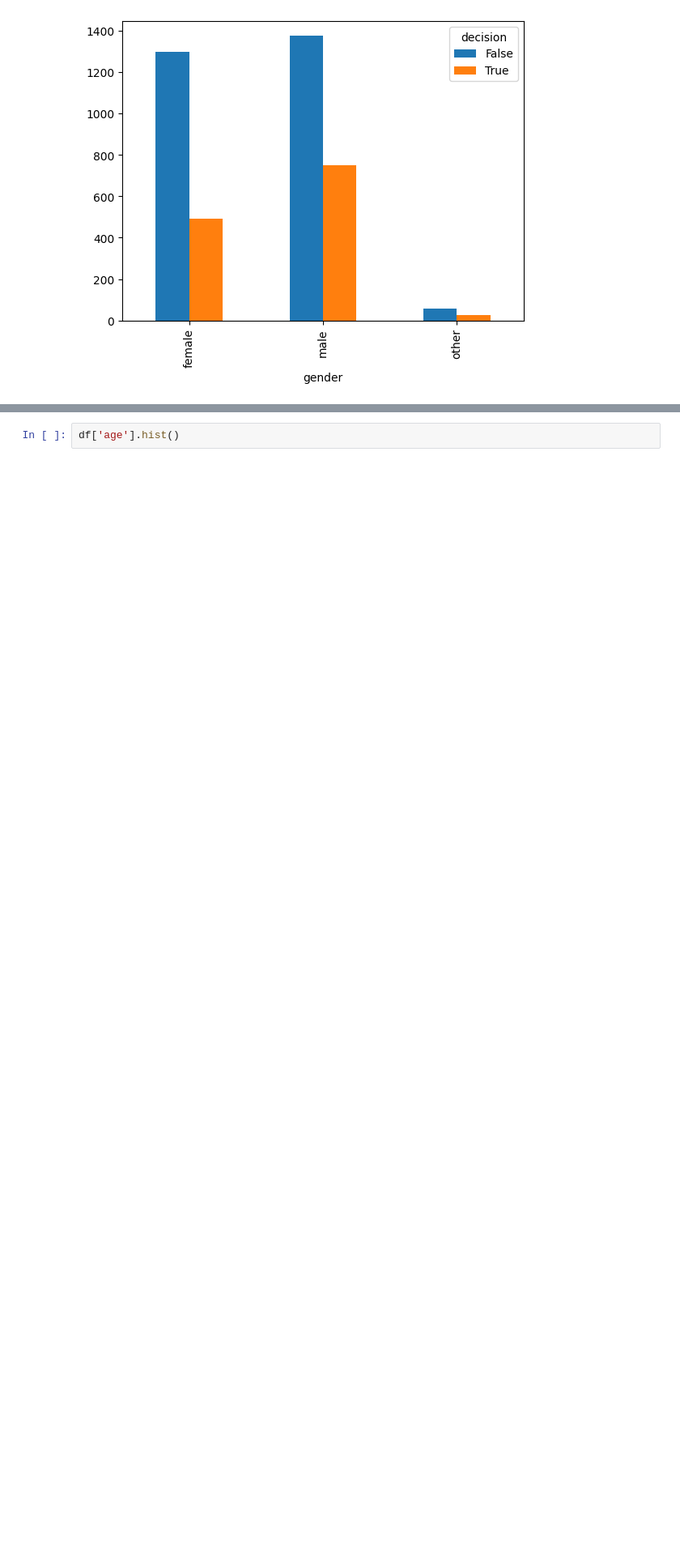
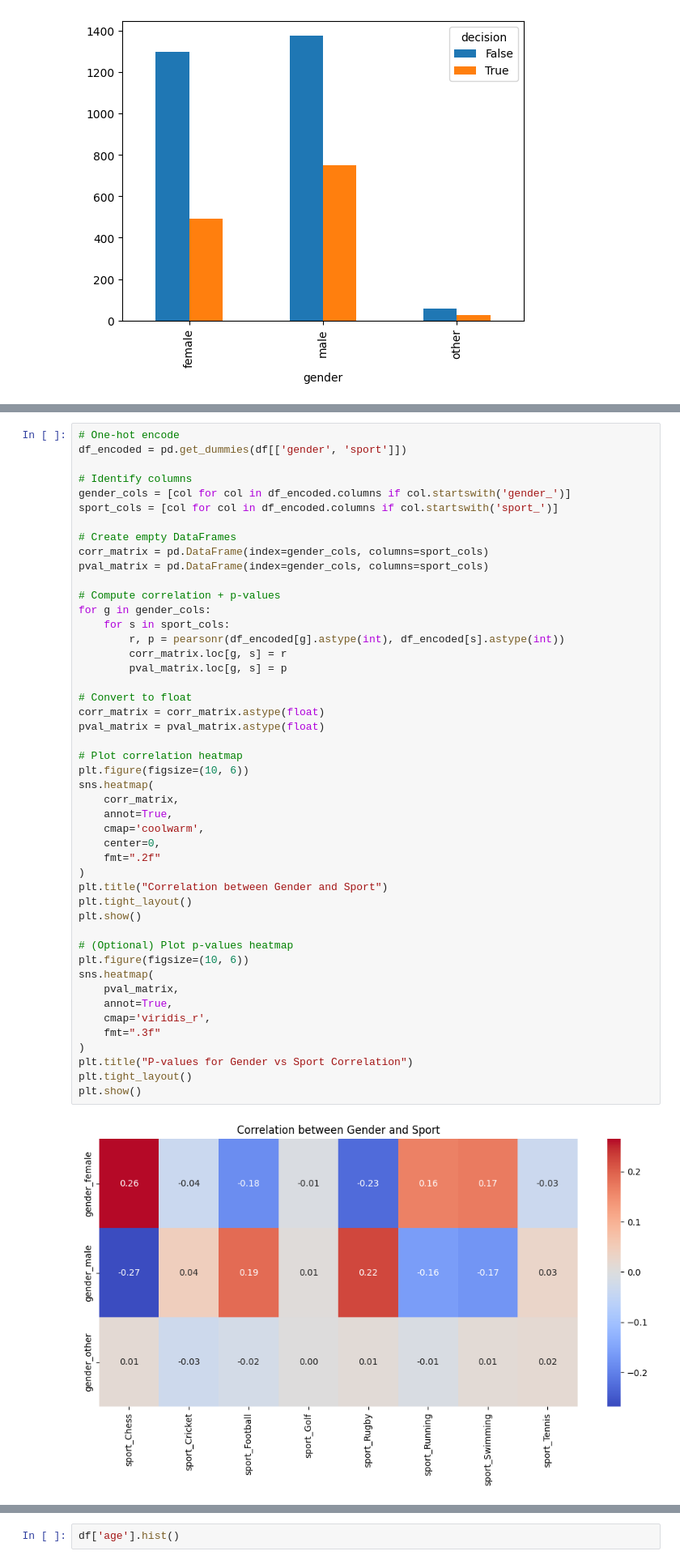
Before and after one commit to MiriamEspinosa/Gender_Fairness_Recruitment, a Jupyter notebook: Final_Assignment/final_assignment.ipynb, the cells around one changed output, grey strips where cells are left out. Shown at 81% size. Drawn from its saved outputs; the diff is of its cells as text; blank space fills up the shorter version.

Commit message:
Add p-values for sport-gender correlation.

```diff
--- a/Final_Assignment/final_assignment.ipynb
+++ b/Final_Assignment/final_assignment.ipynb
@@ -100,0 +82,49 @@ plt.show()
+# %%
+# One-hot encode
+df_encoded = pd.get_dummies(df[['gender', 'sport']])
+
+# Identify columns
+gender_cols = [col for col in df_encoded.columns if col.startswith('gender_')]
+sport_cols = [col for col in df_encoded.columns if col.startswith('sport_')]
+
+# Create empty DataFrames
+corr_matrix = pd.DataFrame(index=gender_cols, columns=sport_cols)
+pval_matrix = pd.DataFrame(index=gender_cols, columns=sport_cols)
+
+# Compute correlation + p-values
+for g in gender_cols:
+    for s in sport_cols:
+        r, p = pearsonr(df_encoded[g].astype(int), df_encoded[s].astype(int))
+        corr_matrix.loc[g, s] = r
+        pval_matrix.loc[g, s] = p
+
+# Convert to float
+corr_matrix = corr_matrix.astype(float)
+pval_matrix = pval_matrix.astype(float)
+
+# Plot correlation heatmap
+plt.figure(figsize=(10, 6))
+sns.heatmap(
+    corr_matrix,
+    annot=True,
+    cmap='coolwarm',
+    center=0,
+    fmt=".2f"
+)
+plt.title("Correlation between Gender and Sport")
+plt.tight_layout()
+plt.show()
+
+# (Optional) Plot p-values heatmap
+plt.figure(figsize=(10, 6))
+sns.heatmap(
+    pval_matrix,
+    annot=True,
+    cmap='viridis_r',
+    fmt=".3f"
+)
+plt.title("P-values for Gender vs Sport Correlation")
+plt.tight_layout()
+plt.show()
+# %% [output]
+[figure, added]
```
Also changed, not shown: parts of 6 cells of this notebook.
